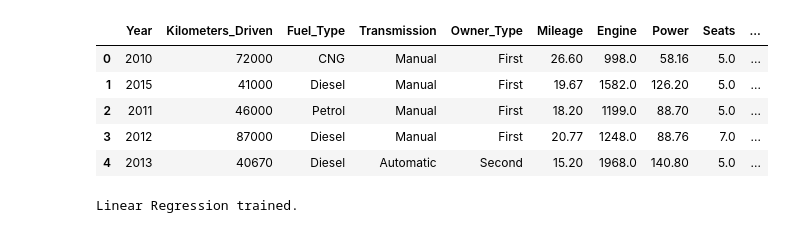
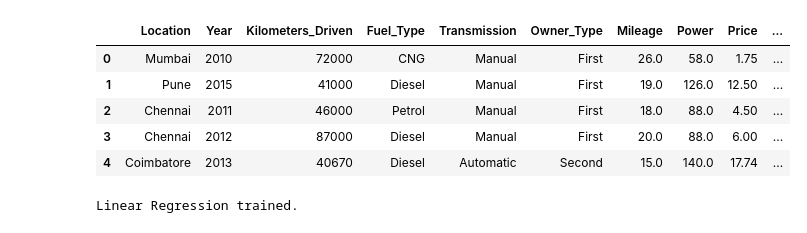
Before and after one commit to taqisamya/Pr-dire-le-prix-de-voiture--projet-r-gression, a Jupyter notebook: notebooks/model_train_linreg2.ipynb, the cells around one changed output. Drawn from its saved outputs; the diff is of its cells as text; code cells hidden in the pictures.

```diff
--- a/notebooks/model_train_linreg2.ipynb
+++ b/notebooks/model_train_linreg2.ipynb
@@ -15,13 +15,13 @@ from sklearn.metrics import mean_absolute_error, mean_squared_error, r2_score
 # %%
-data = pd.read_csv("..\\data\\data_more_features.csv")
+data = pd.read_csv("..\\data\\train_clean.csv")
 data.head()
 # %% [output]
-|  | Year | Kilometers_Driven | Fuel_Type | Transmission | Owner_Type | Mileage | Engine | Power | Seats | ... |
-| 0 | 2010 | 72000 | CNG | Manual | First | 26.60 | 998.0 | 58.16 | 5.0 | ... |
-| 1 | 2015 | 41000 | Diesel | Manual | First | 19.67 | 1582.0 | 126.20 | 5.0 | ... |
-| 2 | 2011 | 46000 | Petrol | Manual | First | 18.20 | 1199.0 | 88.70 | 5.0 | ... |
-| 3 | 2012 | 87000 | Diesel | Manual | First | 20.77 | 1248.0 | 88.76 | 7.0 | ... |
-| 4 | 2013 | 40670 | Diesel | Automatic | Second | 15.20 | 1968.0 | 140.80 | 5.0 | ... |
+|  | Location | Year | Kilometers_Driven | Fuel_Type | Transmission | Owner_Type | Mileage | Power | Price | ... |
+| 0 | Mumbai | 2010 | 72000 | CNG | Manual | First | 26.0 | 58.0 | 1.75 | ... |
+| 1 | Pune | 2015 | 41000 | Diesel | Manual | First | 19.0 | 126.0 | 12.50 | ... |
+| 2 | Chennai | 2011 | 46000 | Petrol | Manual | First | 18.0 | 88.0 | 4.50 | ... |
+| 3 | Chennai | 2012 | 87000 | Diesel | Manual | First | 20.0 | 88.0 | 6.00 | ... |
+| 4 | Coimbatore | 2013 | 40670 | Diesel | Automatic | Second | 15.0 | 140.0 | 17.74 | ... |
 # %%
 X = data.drop(columns=["Price"])
 y = data["Price"]
```
Also changed, not shown: parts of 11 cells of this notebook, 8 other files.
